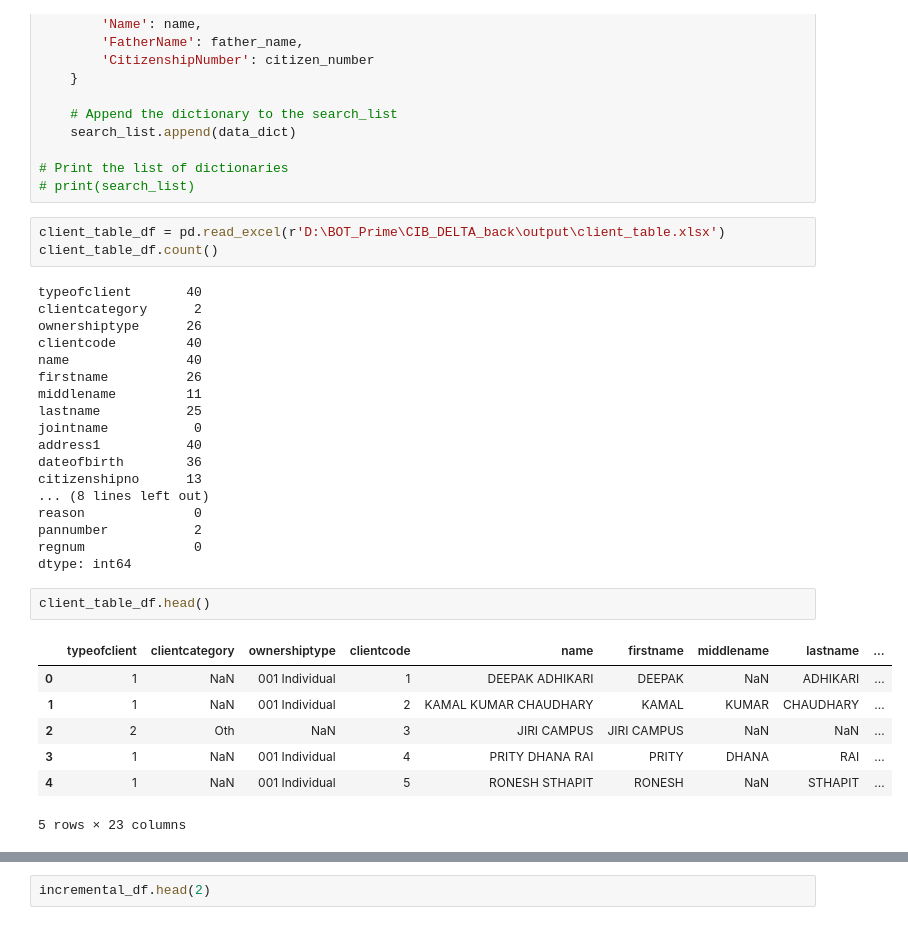
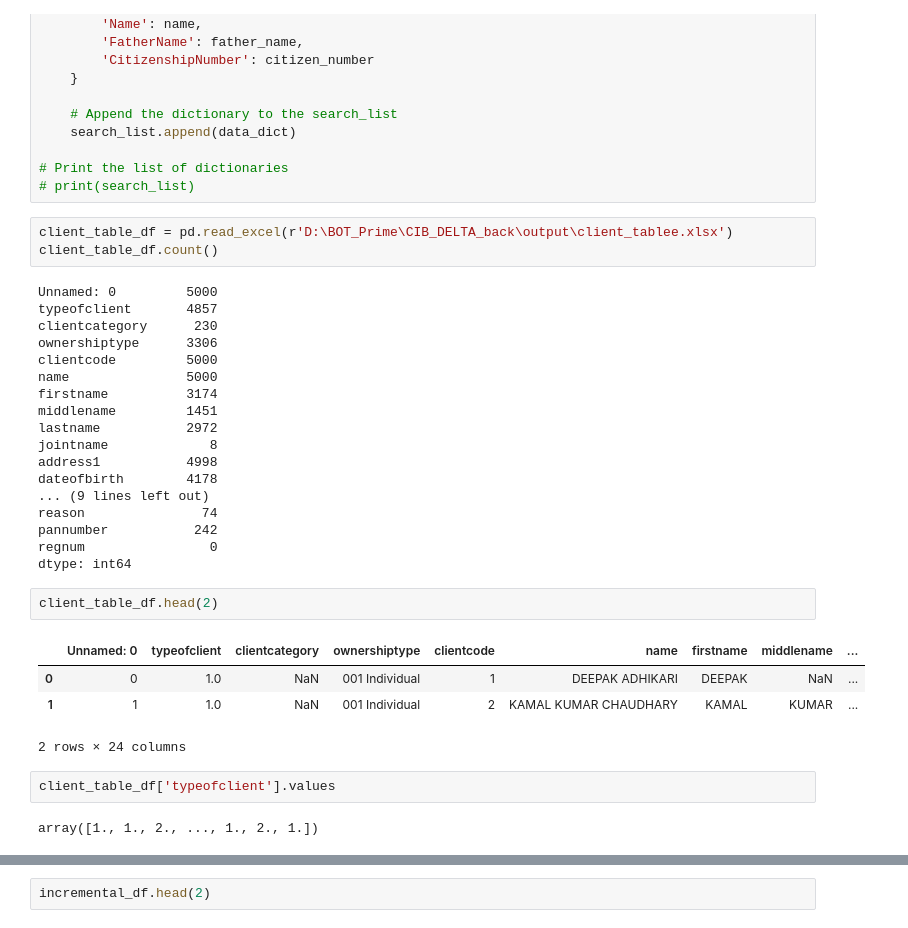
Before and after one commit to awesomeaayaan/prime_CIB_DELTA, a Jupyter notebook: weitage_test.ipynb, the cells around one changed output, grey strips where cells are left out. Cells and saved outputs as stored; diff of their text form.

```diff
--- a/weitage_test.ipynb
+++ b/weitage_test.ipynb
@@ -210,33 +210,34 @@ for index, row in incremental_df.iterrows():
 # Print the list of dictionaries
 # print(search_list)
 # %%
-client_table_df = pd.read_excel(r'D:\BOT_Prime\CIB_DELTA_back\output\client_table.xlsx')
+client_table_df = pd.read_excel(r'D:\BOT_Prime\CIB_DELTA_back\output\client_tablee.xlsx')
 client_table_df.count()
 # %% [output]
-typeofclient       40
-clientcategory      2
-ownershiptype      26
-clientcode         40
-name               40
-firstname          26
-middlename         11
-lastname           25
-jointname           0
-address1           40
-dateofbirth        36
-citizenshipno      13
-... (8 lines left out)
-reason              0
-pannumber           2
-regnum              0
+Unnamed: 0         5000
+typeofclient       4857
+clientcategory      230
+ownershiptype      3306
+clientcode         5000
+name               5000
+firstname          3174
+middlename         1451
+lastname           2972
+jointname             8
+address1           4998
+dateofbirth        4178
+... (9 lines left out)
+reason               74
+pannumber           242
+regnum                0
 dtype: int64
 # %%
-client_table_df.head()
+client_table_df.head(2)
 # %% [output]
-|  | typeofclient | clientcategory | ownershiptype | clientcode | name | firstname | middlename | lastname | ... |
-| 0 | 1 | NaN | 001 Individual | 1 | DEEPAK ADHIKARI | DEEPAK | NaN | ADHIKARI | ... |
-| 1 | 1 | NaN | 001 Individual | 2 | KAMAL KUMAR CHAUDHARY | KAMAL | KUMAR | CHAUDHARY | ... |
-| 2 | 2 | Oth | NaN | 3 | JIRI CAMPUS | JIRI CAMPUS | NaN | NaN | ... |
-| 3 | 1 | NaN | 001 Individual | 4 | PRITY DHANA RAI | PRITY | DHANA | RAI | ... |
-| 4 | 1 | NaN | 001 Individual | 5 | RONESH STHAPIT | RONESH | NaN | STHAPIT | ... |
+|  | Unnamed: 0 | typeofclient | clientcategory | ownershiptype | clientcode | name | firstname | middlename | ... |
+| 0 | 0 | 1.0 | NaN | 001 Individual | 1 | DEEPAK ADHIKARI | DEEPAK | NaN | ... |
+| 1 | 1 | 1.0 | NaN | 001 Individual | 2 | KAMAL KUMAR CHAUDHARY | KAMAL | KUMAR | ... |
-5 rows × 23 columns
+2 rows × 24 columns
+# %%
+client_table_df['typeofclient'].values
+# %% [output]
+array([1., 1., 2., ..., 1., 2., 1.])
```
Also changed, not shown: parts of 13 cells of this notebook.
